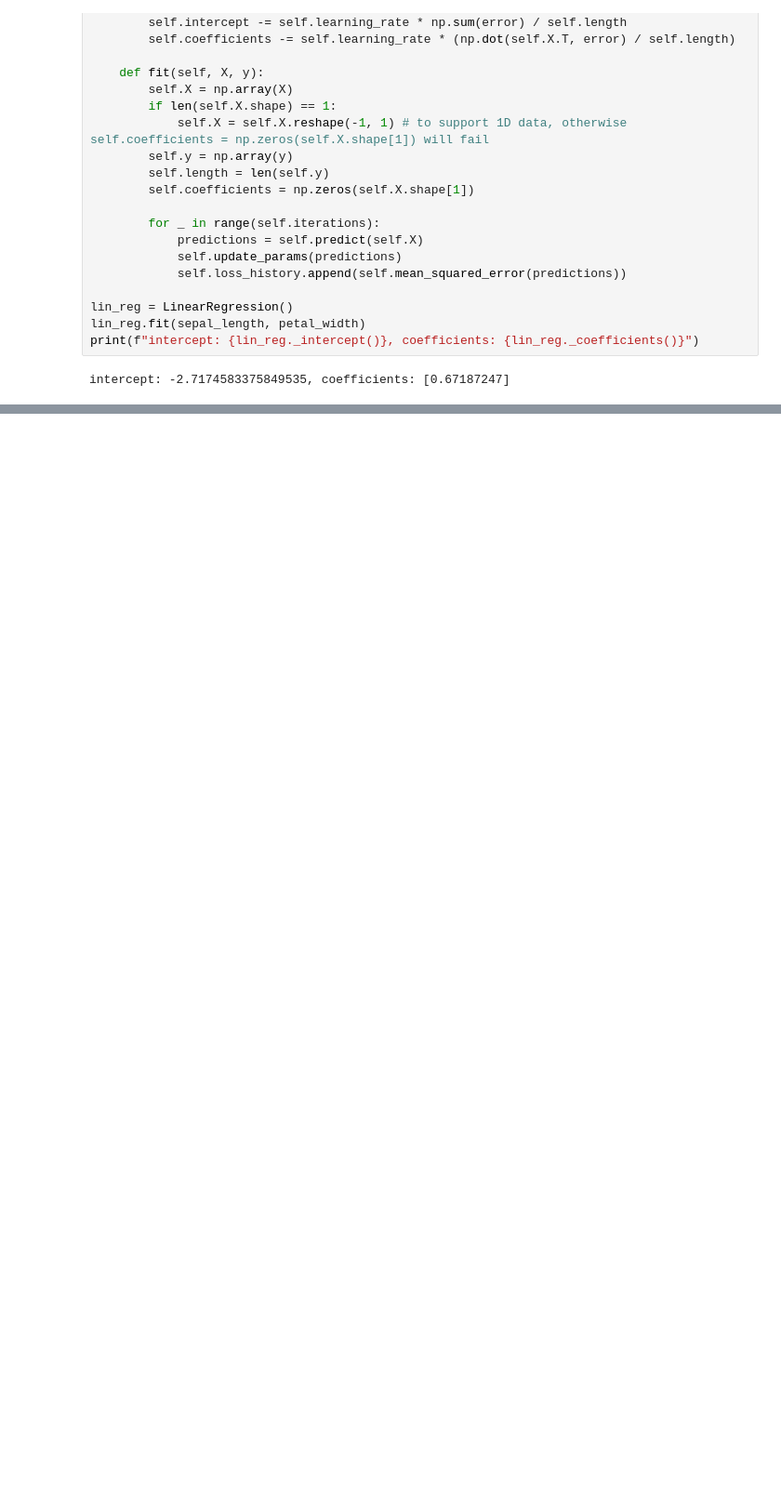
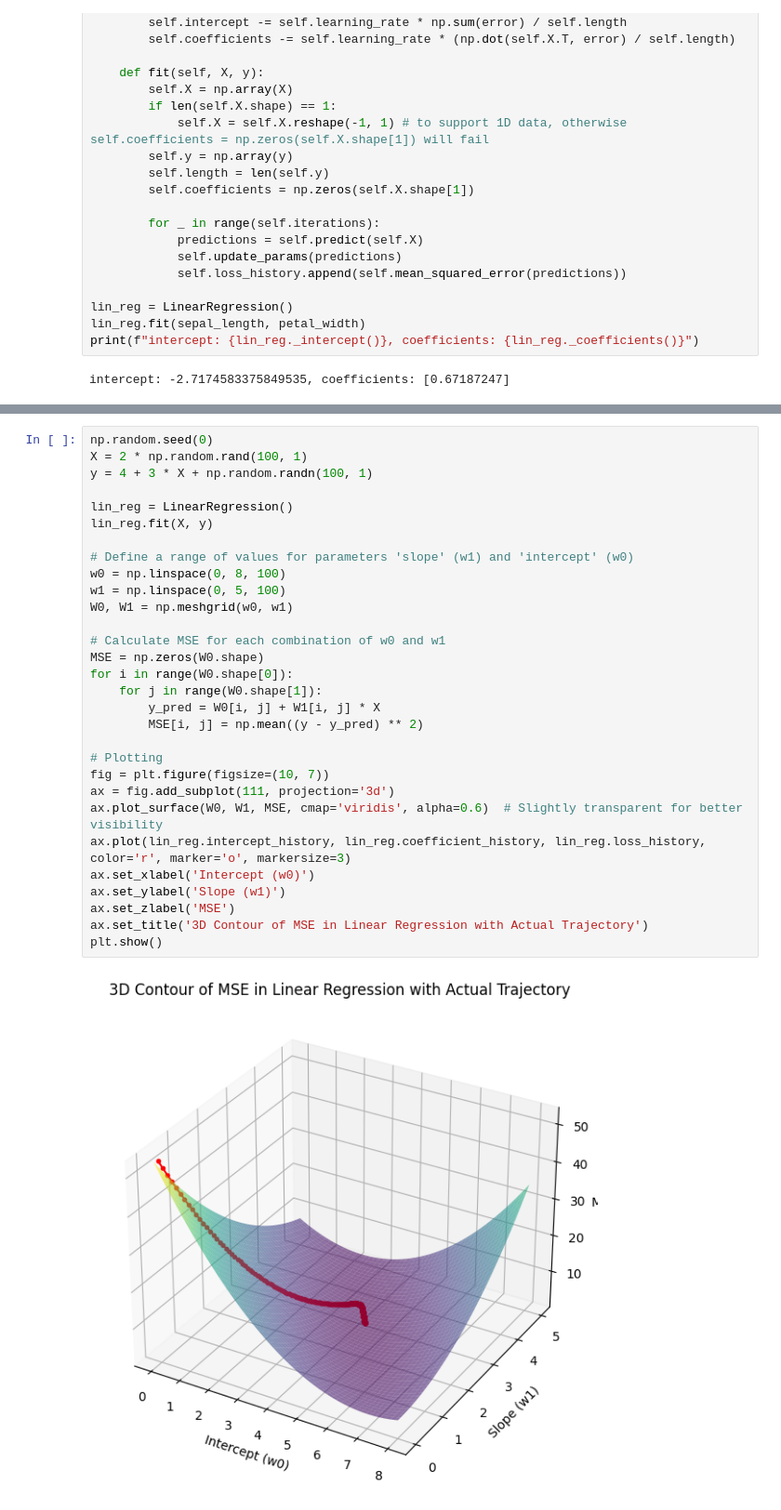
Before and after one commit to bsraya/machine-learning-algorithms, a Jupyter notebook: linear-regression-scikit.ipynb, the cells around one changed output, grey strips where cells are left out. Shown at 93% size. Drawn from its saved outputs; the diff is of its cells as text; blank space fills up the shorter version.

Commit message:
wip: 3d plot

```diff
--- a/linear-regression-scikit.ipynb
+++ b/linear-regression-scikit.ipynb
@@ -66,0 +124,32 @@ intercept: -2.7174583375849535, coefficients: [0.67187247]
+# %%
+np.random.seed(0)
+X = 2 * np.random.rand(100, 1)
+y = 4 + 3 * X + np.random.randn(100, 1)
+
+lin_reg = LinearRegression()
+lin_reg.fit(X, y)
+
+# Define a range of values for parameters 'slope' (w1) and 'intercept' (w0)
+w0 = np.linspace(0, 8, 100)
+w1 = np.linspace(0, 5, 100)
+W0, W1 = np.meshgrid(w0, w1)
+
+# Calculate MSE for each combination of w0 and w1
+MSE = np.zeros(W0.shape)
+for i in range(W0.shape[0]):
+    for j in range(W0.shape[1]):
+        y_pred = W0[i, j] + W1[i, j] * X
+        MSE[i, j] = np.mean((y - y_pred) ** 2)
+
+# Plotting
+fig = plt.figure(figsize=(10, 7))
+ax = fig.add_subplot(111, projection='3d')
+ax.plot_surface(W0, W1, MSE, cmap='viridis', alpha=0.6)  # Slightly transparent for better visibility
+ax.plot(lin_reg.intercept_history, lin_reg.coefficient_history, lin_reg.loss_history, color='r', marker='o', markersize=3)
+ax.set_xlabel('Intercept (w0)')
+ax.set_ylabel('Slope (w1)')
+ax.set_zlabel('MSE')
+ax.set_title('3D Contour of MSE in Linear Regression with Actual Trajectory')
+plt.show()
+# %% [output]
+[figure, added]
```
Also changed, not shown: parts of 3 cells of this notebook.
